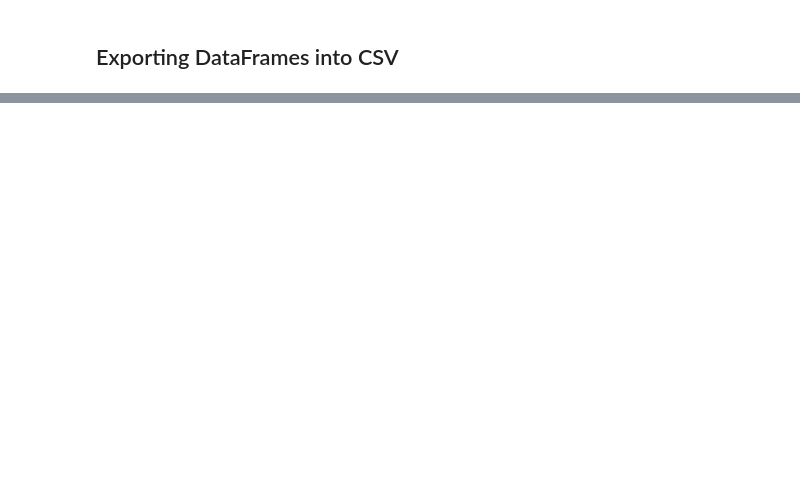
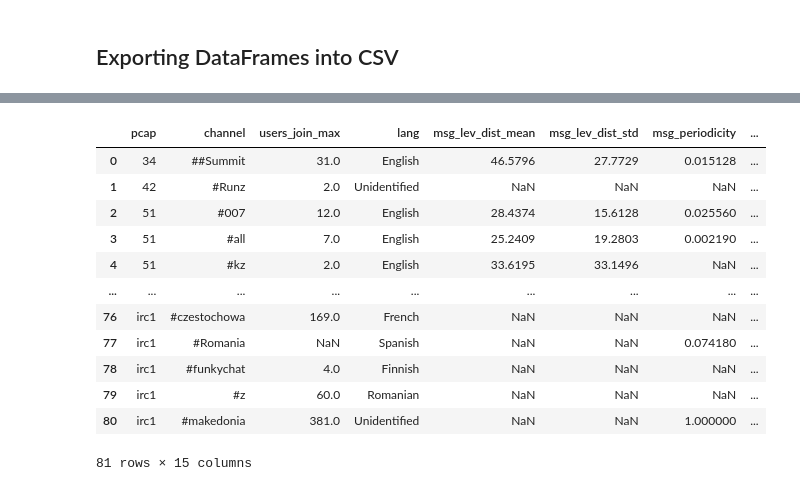
Before and after one commit to stratosphereips/IRC-Behavioral-Analysis, a Jupyter notebook: python/channel_profiling.ipynb, the cells around one changed output, grey strips where cells are left out. Saved outputs shown, nothing was run; the diff lists cells and outputs as text; code cells hidden in the pictures; blank space fills up the shorter version.

Commit message:
channel classifier implemented

```diff
--- a/python/channel_profiling.ipynb
+++ b/python/channel_profiling.ipynb
@@ -652,6 +754,6 @@ def get_num_services(logs):
 num_services_arr = []
 for ln, l in zip(log_names_mal, logs_networkinfo_mal):
     rows = df_mal[df_mal['pcap'] == ln]
-    df_mal.loc[df_mal['pcap'] == ln]['network_info-num_services'] = get_num_services(l)
+    df_mal.loc[(df_mal['pcap'] == ln), 'network_info-num_services'] = get_num_services(l)
 
 df_mal.head()
@@ -660,6 +769,6 @@ df_mal.head()
 # %%
 num_services_arr = []
 for ln, l in zip(log_names_benign, logs_networkinfo_benign):
-    df_benign.loc[df_benign['pcap'] == ln]['network_info-num_services'] = get_num_services(l)
+    df_benign.loc[(df_benign['pcap'] == ln), 'network_info-num_services'] = get_num_services(l)
 
 df_benign.head()
@@ -677,6 +793,6 @@ def get_num_users(logs):
 # %%
 num_users_arr = []
 for ln, l in zip(log_names_mal, logs_networkinfo_mal):
-    df_mal.loc[df_mal['pcap'] == ln]['network_info-num_users'] = get_num_users(l)
+    df_mal.loc[(df_mal['pcap'] == ln), 'network_info-num_users'] = get_num_users(l)
 
 df_mal.head()
@@ -685,6 +808,6 @@ df_mal.head()
 # %%
 num_users_arr = []
 for ln, l in zip(log_names_benign, logs_networkinfo_benign):
-    df_benign.locspinning top[df_benign['pcap'] == ln]['network_info-num_users'] = get_num_users(l)
+    df_benign.loc[(df_benign['pcap'] == ln), 'network_info-num_users'] = get_num_users(l)
 
 df_benign.head()
@@ -767,0 +924,16 @@ df_benign.columns
+# %%
+df_all
+# %% [output]
+|  | pcap | channel | users_join_max | lang | msg_lev_dist_mean | msg_lev_dist_std | msg_periodicity | ... |
+| 0 | 34 | ##Summit | 31.0 | English | 46.5796 | 27.7729 | 0.015128 | ... |
+| 1 | 42 | #Runz | 2.0 | Unidentified | NaN | NaN | NaN | ... |
+| 2 | 51 | #007 | 12.0 | English | 28.4374 | 15.6128 | 0.025560 | ... |
+| 3 | 51 | #all | 7.0 | English | 25.2409 | 19.2803 | 0.002190 | ... |
+| 4 | 51 | #kz | 2.0 | English | 33.6195 | 33.1496 | NaN | ... |
+| ... | ... | ... | ... | ... | ... | ... | ... | ... |
+| 76 | irc1 | #czestochowa | 169.0 | French | NaN | NaN | NaN | ... |
+| 77 | irc1 | #Romania | NaN | Spanish | NaN | NaN | 0.074180 | ... |
+| 78 | irc1 | #funkychat | 4.0 | Finnish | NaN | NaN | NaN | ... |
+| 79 | irc1 | #z | 60.0 | Romanian | NaN | NaN | NaN | ... |
+| 80 | irc1 | #makedonia | 381.0 | Unidentified | NaN | NaN | 1.000000 | ... |
+81 rows × 15 columns
```
Also changed, not shown: parts of 30 cells of this notebook, 2 other files.
